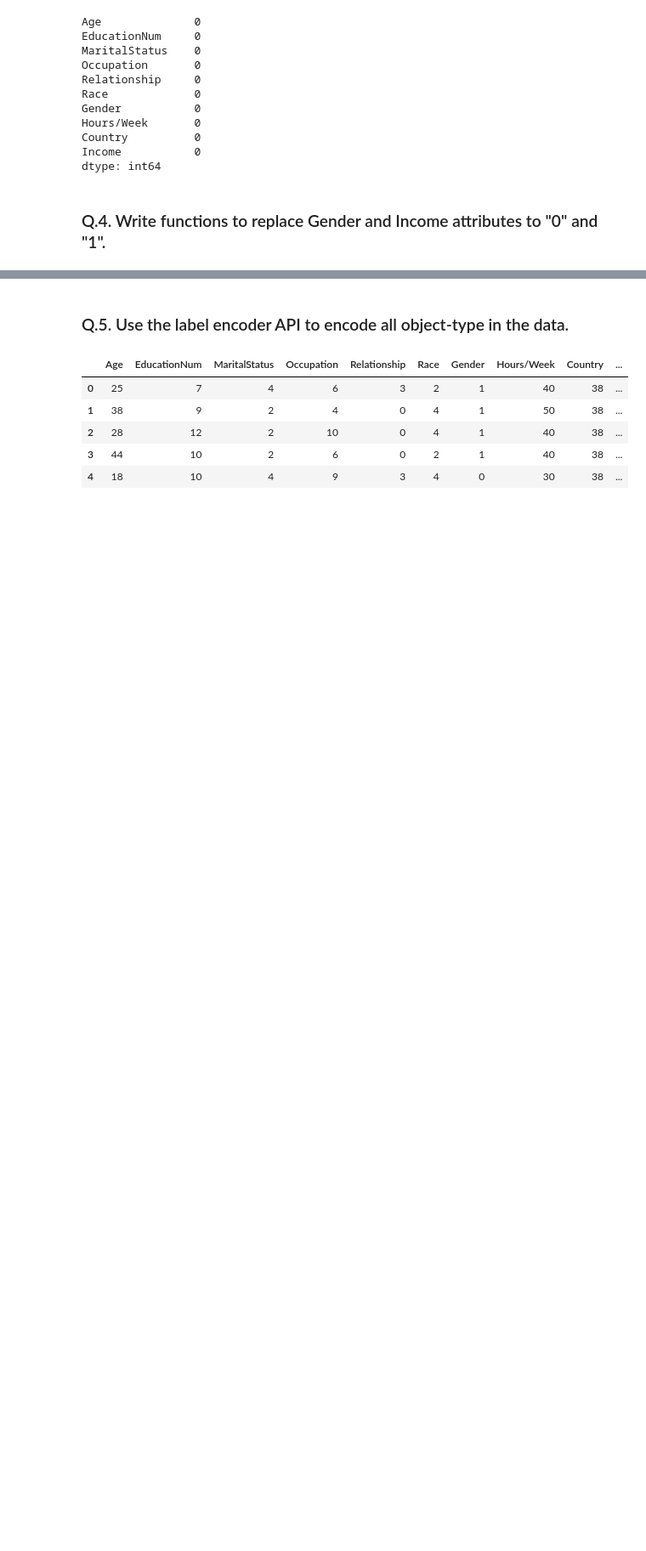
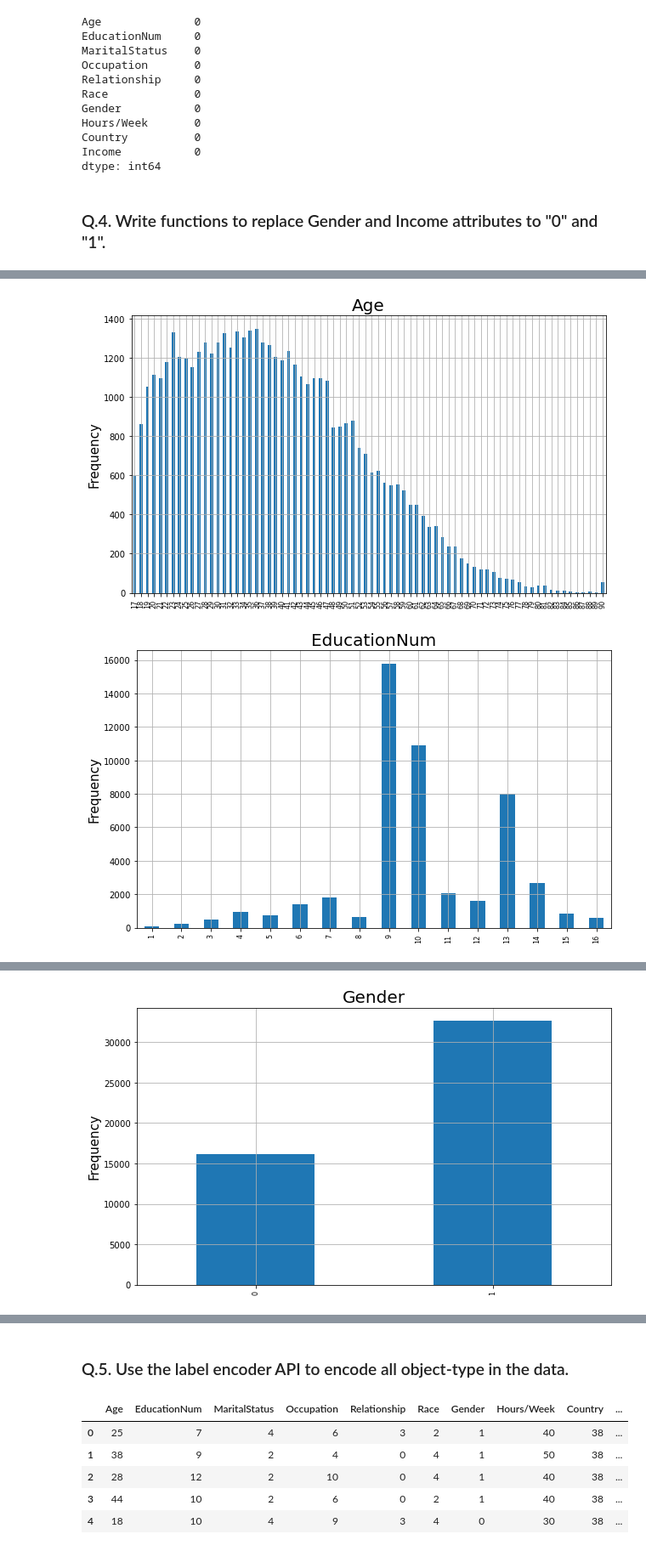
Before and after one commit to rodolfolermacontreras/ML_1_Assignment_5, a Jupyter notebook: ML510-Lesson5.ipynb, the cells around one changed output, grey strips where cells are left out. Shown at 85% size. Saved outputs shown, nothing was run; the diff lists cells and outputs as text; code cells hidden in the pictures; blank space fills up the shorter version.

Commit message:
Added data exploration plots

```diff
--- a/ML510-Lesson5.ipynb
+++ b/ML510-Lesson5.ipynb
@@ -193,3 +195,17 @@ train.head()
 | 2 | 28 | 12 | Married-civ-spouse | Protective-serv | Husband | White | 1 | 40 | United-States | ... |
 | 3 | 44 | 10 | Married-civ-spouse | Machine-op-inspct | Husband | Black | 1 | 40 | United-States | ... |
 | 4 | 18 | 10 | Never-married | Prof-specialty | Own-child | White | 0 | 30 | United-States | ... |
+# %%
+import matplotlib.pyplot as plt
+for i in columns_names:
+    x = train[i].value_counts().sort_index()
+    x.plot(kind='bar',figsize = (10,6))
+    plt.ylabel('Frequency',fontsize = 15)
+    plt.title(i, fontsize = 20)
+    plt.tick_params(axis="x", labelsize=8)
+    plt.tick_params(axis="y", labelsize=10)
+    plt.grid(True)
+    plt.show()
+# %% [output]
+[figure, added]
+[figure, added]
@@ -195,0 +216 @@ train.head()
+[figure, added]
```
Also changed, not shown: parts of 18 cells of this notebook.
